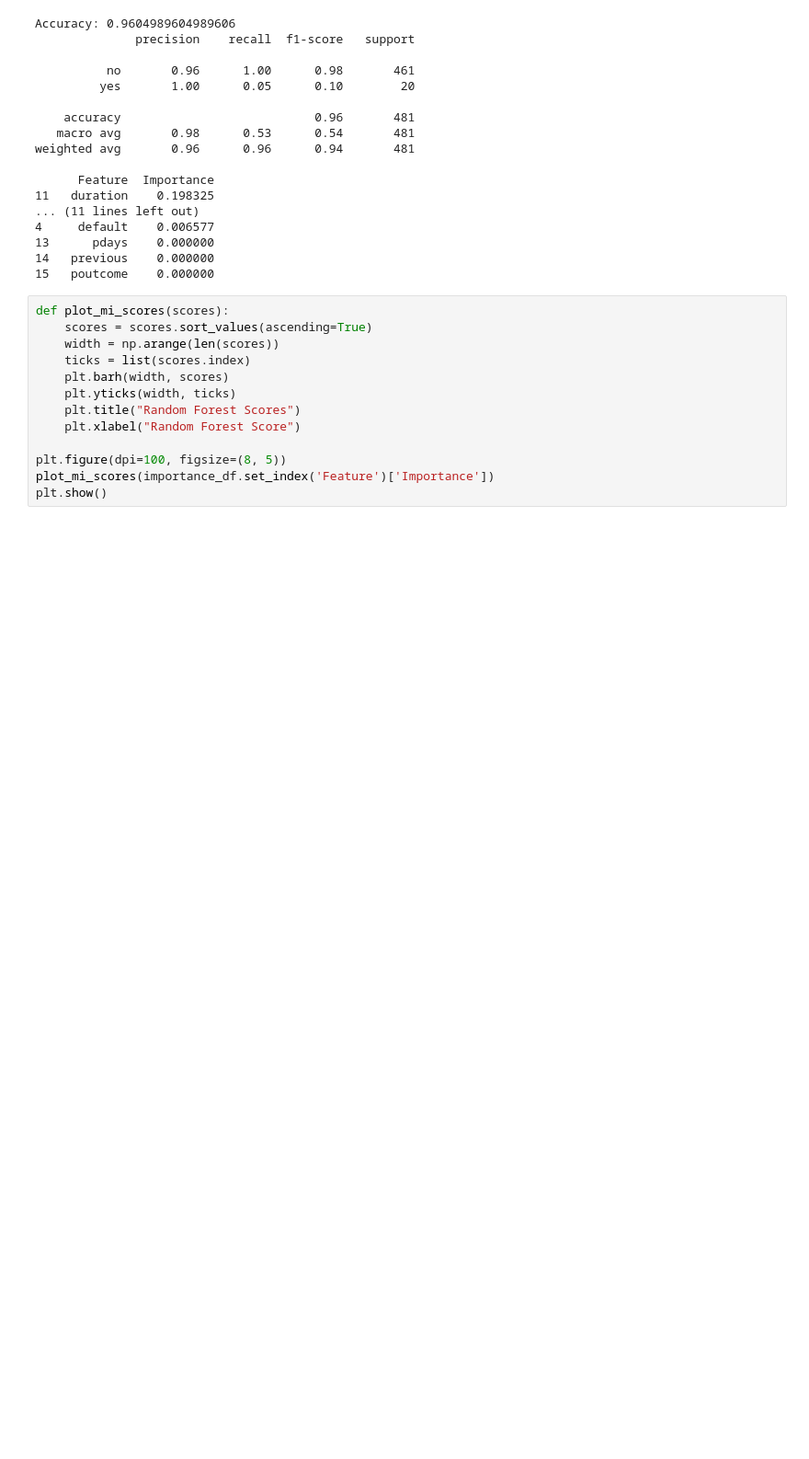
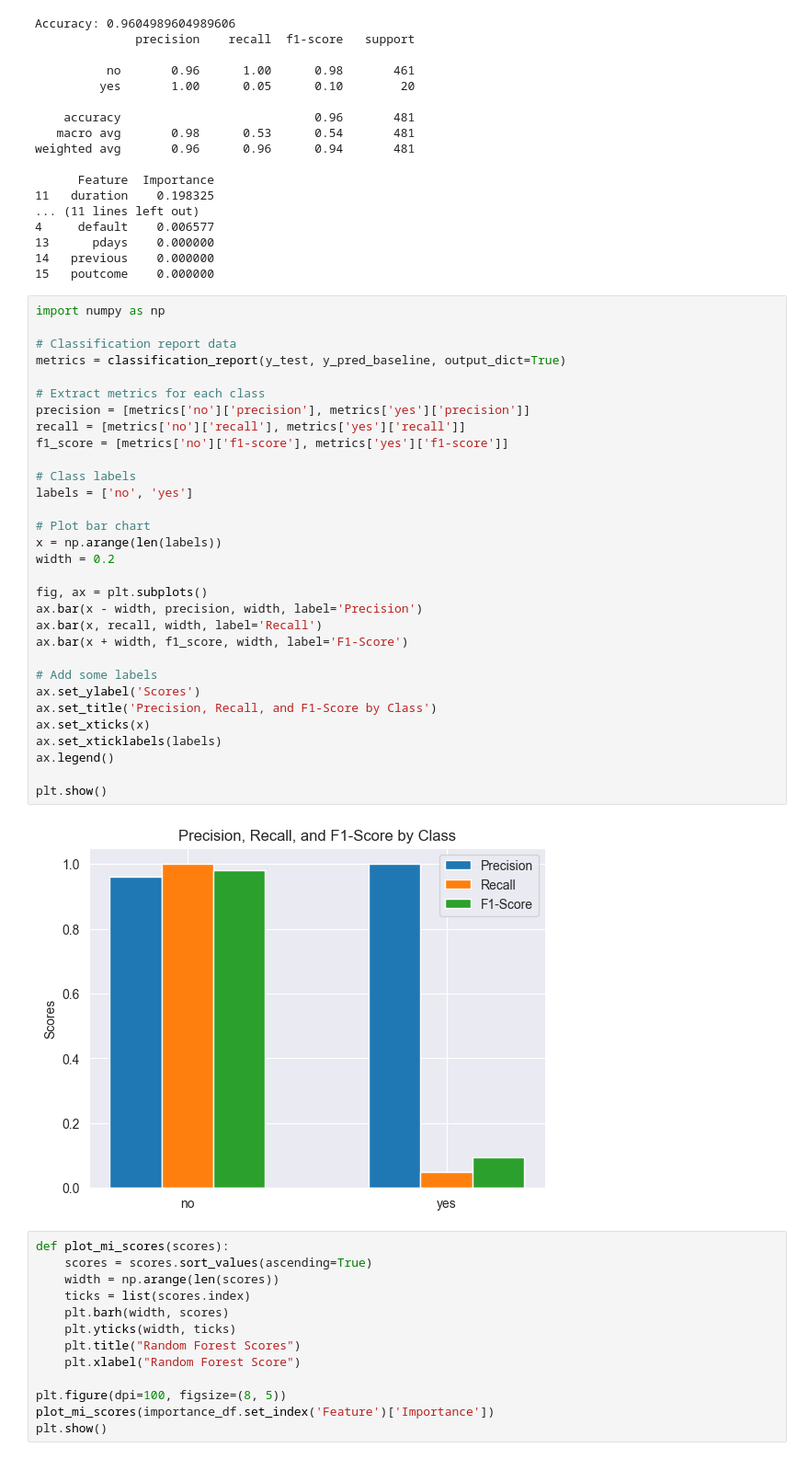
Before and after one commit to adeineko/bank-term-deposit-prediction, a Jupyter notebook: featureEngineering/importance-analysis/random-forest-analysis.ipynb, the cells around one changed output. Shown at 92% size. Cells and saved outputs as stored; diff of their text form; blank space fills up the shorter version.

```diff
--- a/featureEngineering/importance-analysis/random-forest-analysis.ipynb
+++ b/featureEngineering/importance-analysis/random-forest-analysis.ipynb
@@ -59,6 +59,39 @@ weighted avg       0.96      0.96      0.94       481
 13      pdays    0.000000
 14   previous    0.000000
 15   poutcome    0.000000
+# %%
+import numpy as np
+
+# Classification report data
+metrics = classification_report(y_test, y_pred_baseline, output_dict=True)
+
+# Extract metrics for each class
+precision = [metrics['no']['precision'], metrics['yes']['precision']]
+recall = [metrics['no']['recall'], metrics['yes']['recall']]
+f1_score = [metrics['no']['f1-score'], metrics['yes']['f1-score']]
+
+# Class labels
+labels = ['no', 'yes']
+
+# Plot bar chart
+x = np.arange(len(labels))
+width = 0.2
+
+fig, ax = plt.subplots()
+ax.bar(x - width, precision, width, label='Precision')
+ax.bar(x, recall, width, label='Recall')
+ax.bar(x + width, f1_score, width, label='F1-Score')
+
+# Add some labels
+ax.set_ylabel('Scores')
+ax.set_title('Precision, Recall, and F1-Score by Class')
+ax.set_xticks(x)
+ax.set_xticklabels(labels)
+ax.legend()
+
+plt.show()
+# %% [output]
+[figure, added]
 # %%
 def plot_mi_scores(scores):
     scores = scores.sort_values(ascending=True)
```
Also changed, not shown: 2 other files.
